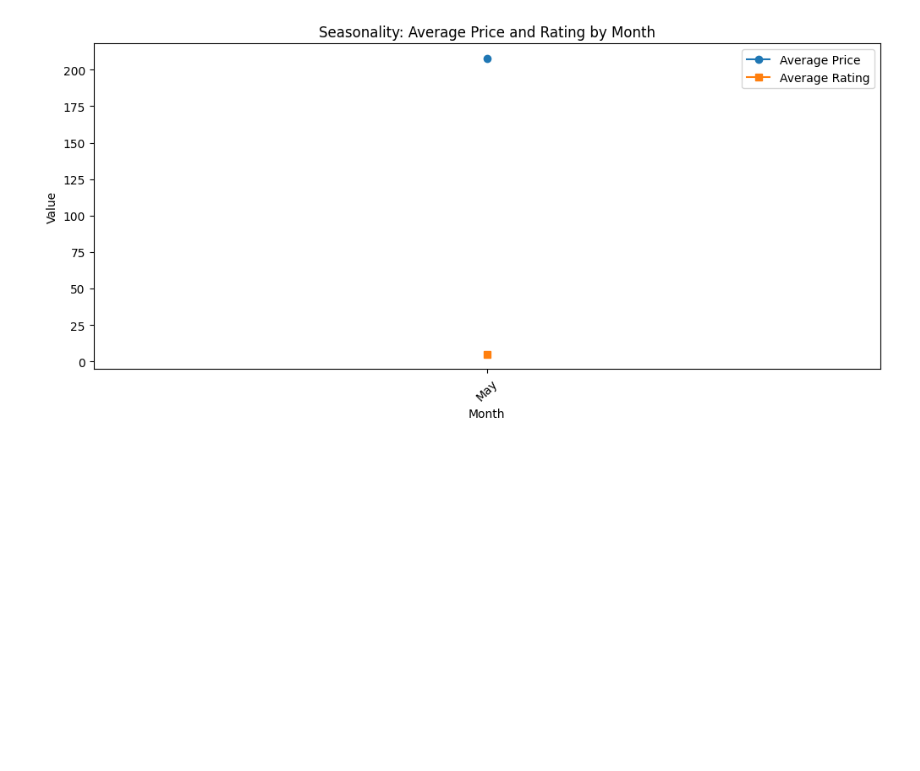
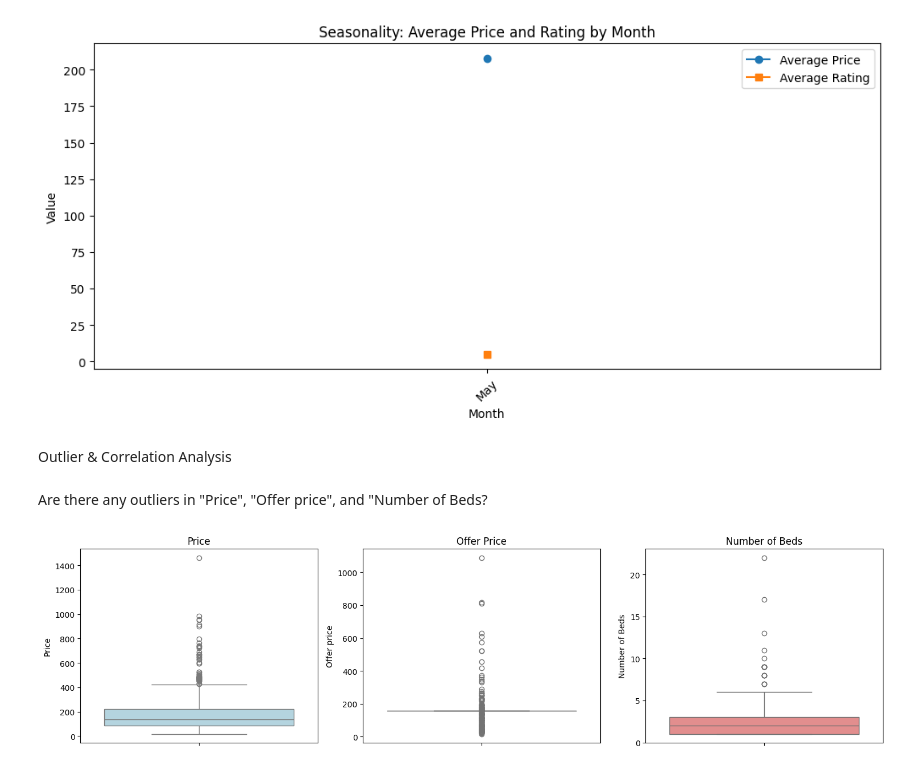
Before and after one commit to khalidkhankakar/EDA-projects-for-Machine-Learning, a Jupyter notebook: Airbnb Listing/main.ipynb, the cells around one changed output. Saved outputs shown, nothing was run; the diff lists cells and outputs as text; code cells hidden in the pictures; blank space fills up the shorter version.

```diff
--- a/Airbnb Listing/main.ipynb
+++ b/Airbnb Listing/main.ipynb
@@ -514,3 +488,26 @@ plt.xticks(rotation=45)
 plt.show()
 # %% [output]
 [figure]
+# %% [markdown]
+Outlier & Correlation Analysis
+# %% [markdown]
+Are there any outliers in "Price", "Offer price", and "Number of Beds?
+# %%
+plt.figure(figsize=(15,4))
+
+plt.subplot(1,3,1)
+sns.boxplot(y=final_df['Price'], color='lightblue')
+plt.title('Price')
+
+plt.subplot(1,3,2)
+sns.boxplot(y=final_df['Offer price'], color='lightgreen')
+plt.title('Offer Price')
+
+plt.subplot(1,3,3)
+sns.boxplot(y=final_df['Number of Beds'], color='lightcoral')
+plt.title('Number of Beds')
+
+plt.tight_layout()
+plt.show()
+# %% [output]
+[figure, added]
```
Also changed, not shown: parts of 10 cells of this notebook.
